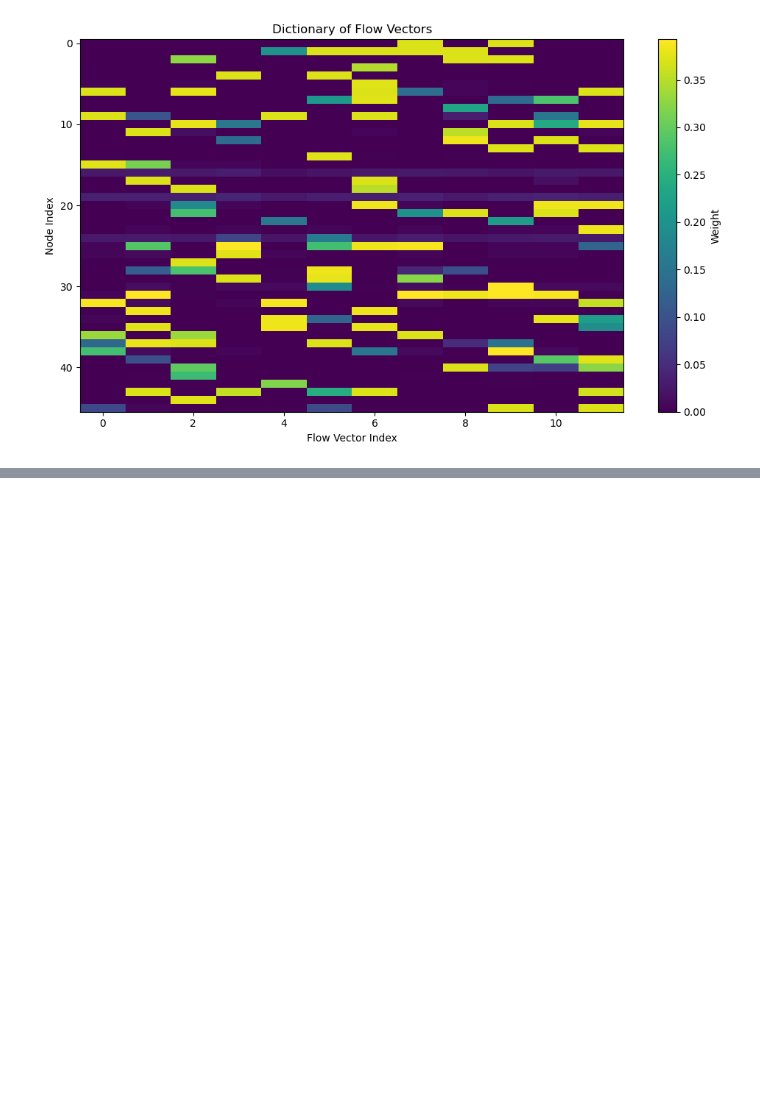
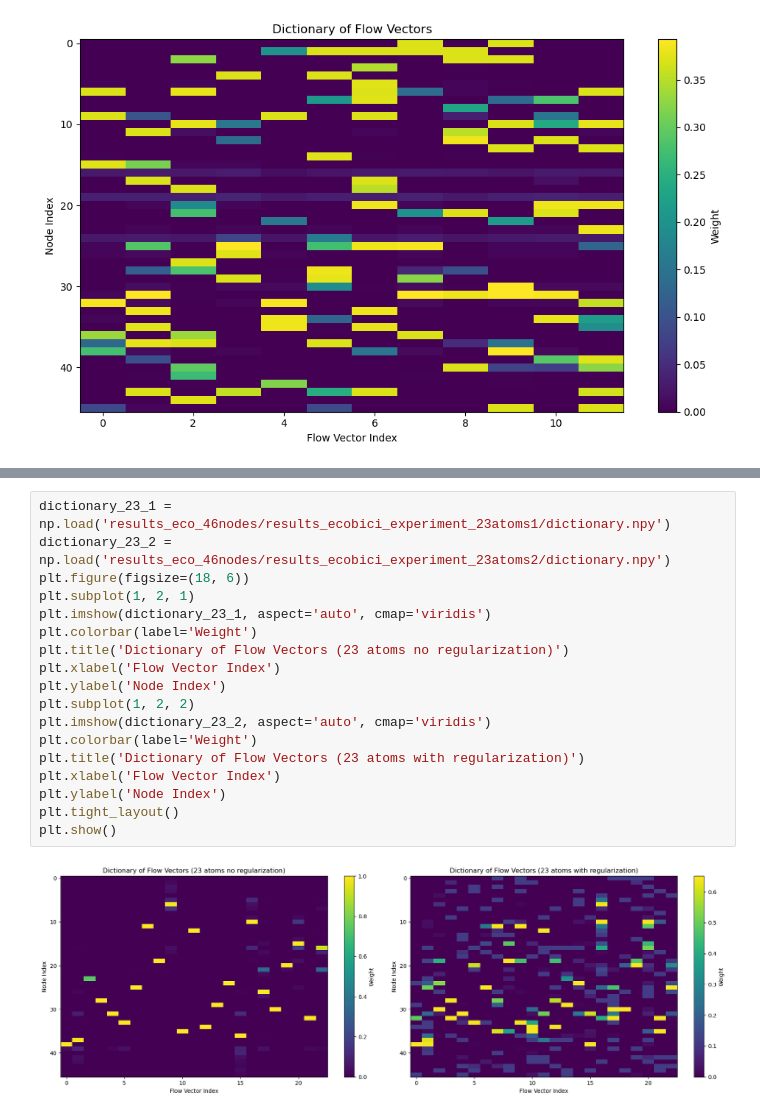
Before and after one commit to angelmdezhdez/thesis, a Jupyter notebook: results_eco_46nodes.ipynb, the cells around one changed output, grey strips where cells are left out. Drawn from its saved outputs; the diff is of its cells as text; blank space fills up the shorter version.

```diff
--- a/results_eco_46nodes.ipynb
+++ b/results_eco_46nodes.ipynb
@@ -86,0 +145,20 @@ plt.show()
+# %%
+dictionary_23_1 = np.load('results_eco_46nodes/results_ecobici_experiment_23atoms1/dictionary.npy')
+dictionary_23_2 = np.load('results_eco_46nodes/results_ecobici_experiment_23atoms2/dictionary.npy')
+plt.figure(figsize=(18, 6))
+plt.subplot(1, 2, 1)
+plt.imshow(dictionary_23_1, aspect='auto', cmap='viridis')
+plt.colorbar(label='Weight')
+plt.title('Dictionary of Flow Vectors (23 atoms no regularization)')
+plt.xlabel('Flow Vector Index')
+plt.ylabel('Node Index')
+plt.subplot(1, 2, 2)
+plt.imshow(dictionary_23_2, aspect='auto', cmap='viridis')
+plt.colorbar(label='Weight')
+plt.title('Dictionary of Flow Vectors (23 atoms with regularization)')
+plt.xlabel('Flow Vector Index')
+plt.ylabel('Node Index')
+plt.tight_layout()
+plt.show()
+# %% [output]
+[figure, added]
```
Also changed, not shown: parts of 4 cells of this notebook, 40 other files.
